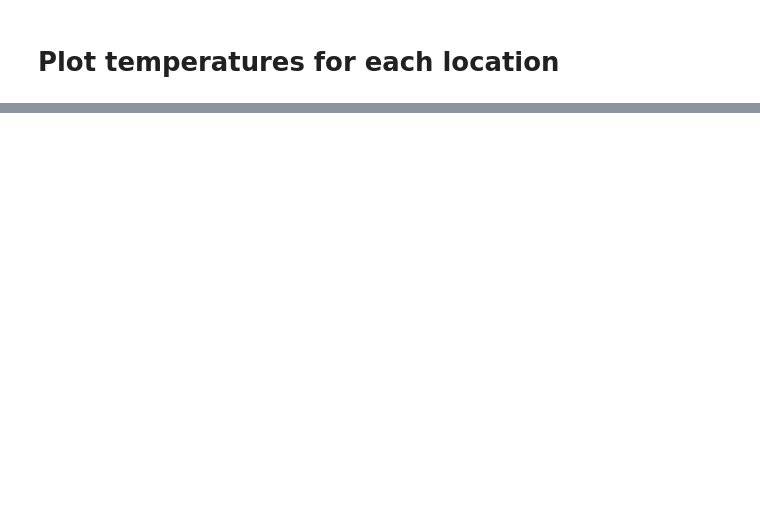
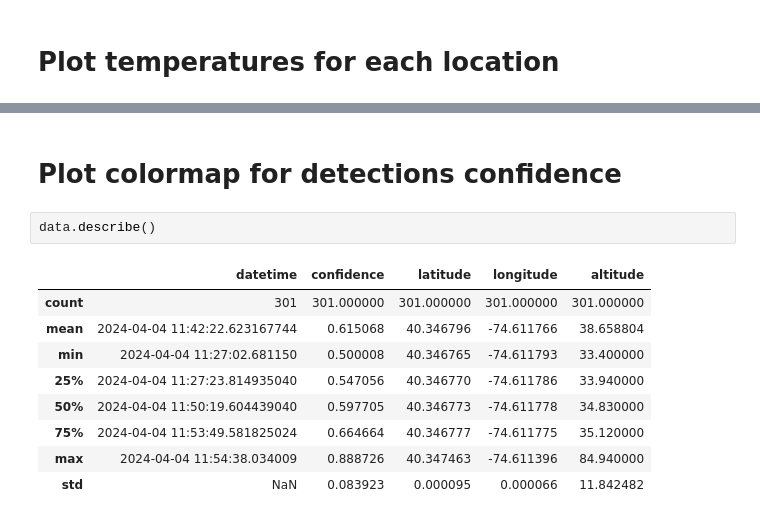
Before and after one commit to SHARK-Alert-System/SHARK-ground-station, a Jupyter notebook: postflight_analysis.ipynb, the cells around one changed output, grey strips where cells are left out. Drawn from its saved outputs; the diff is of its cells as text; blank space fills up the shorter version.

```diff
--- a/postflight_analysis.ipynb
+++ b/postflight_analysis.ipynb
@@ -182,0 +231,14 @@ Access map here
+# %% [markdown]
+# Plot colormap for detections confidence
+# %%
+data.describe()
+# %% [output]
+|  | datetime | confidence | latitude | longitude | altitude |
+| count | 301 | 301.000000 | 301.000000 | 301.000000 | 301.000000 |
+| mean | 2024-04-04 11:42:22.623167744 | 0.615068 | 40.346796 | -74.611766 | 38.658804 |
+| min | 2024-04-04 11:27:02.681150 | 0.500008 | 40.346765 | -74.611793 | 33.400000 |
+| 25% | 2024-04-04 11:27:23.814935040 | 0.547056 | 40.346770 | -74.611786 | 33.940000 |
+| 50% | 2024-04-04 11:50:19.604439040 | 0.597705 | 40.346773 | -74.611778 | 34.830000 |
+| 75% | 2024-04-04 11:53:49.581825024 | 0.664664 | 40.346777 | -74.611775 | 35.120000 |
+| max | 2024-04-04 11:54:38.034009 | 0.888726 | 40.347463 | -74.611396 | 84.940000 |
+| std | NaN | 0.083923 | 0.000095 | 0.000066 | 11.842482 |
```
Also changed, not shown: parts of 18 cells of this notebook, 3 other files.
